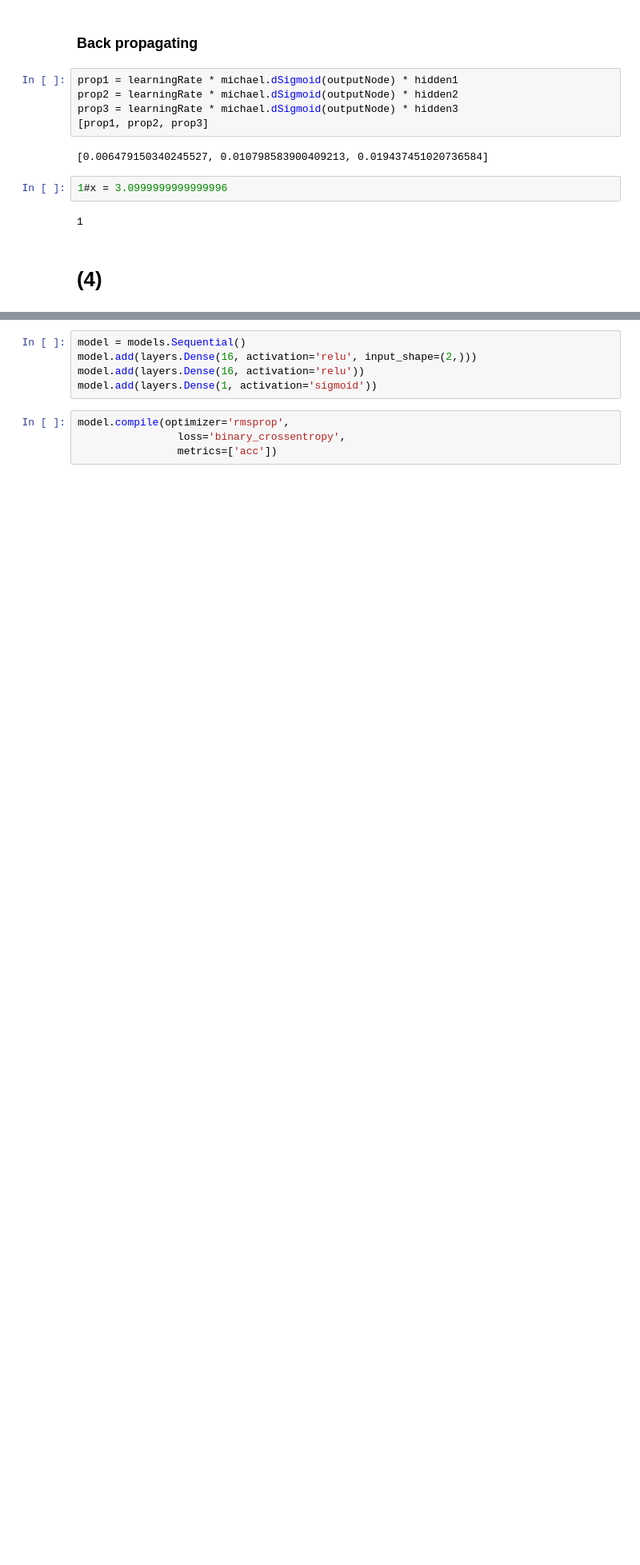
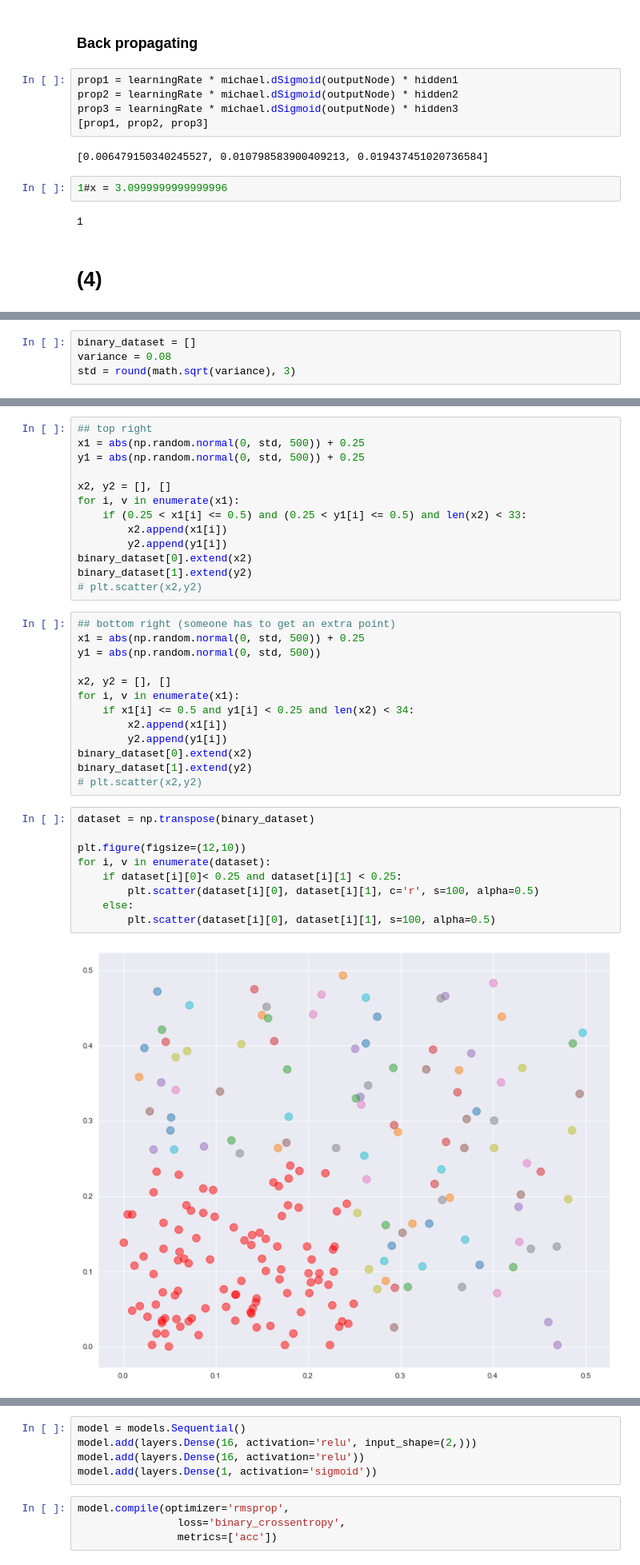
Before and after one commit to m0tela01/DeepLearning, a Jupyter notebook: HW1/assignment1.ipynb, the cells around one changed output, grey strips where cells are left out. Shown at 80% size. Drawn from its saved outputs; the diff is of its cells as text; blank space fills up the shorter version.

Commit message:
Solved problem 4. Should make colors more visible when displaying the graphs. Need to finish back prop and include written work for 1,2.

```diff
--- a/HW1/assignment1.ipynb
+++ b/HW1/assignment1.ipynb
@@ -208,0 +155,4 @@ plt.show()
+# %%
+binary_dataset = []
+variance = 0.08
+std = round(math.sqrt(variance), 3)
@@ -208,0 +188,37 @@ plt.show()
+# %%
+## top right
+x1 = abs(np.random.normal(0, std, 500)) + 0.25
+y1 = abs(np.random.normal(0, std, 500)) + 0.25
+
+x2, y2 = [], []
+for i, v in enumerate(x1):
+    if (0.25 < x1[i] <= 0.5) and (0.25 < y1[i] <= 0.5) and len(x2) < 33:
+        x2.append(x1[i])
+        y2.append(y1[i])
+binary_dataset[0].extend(x2)
+binary_dataset[1].extend(y2)
+# plt.scatter(x2,y2)
+# %%
+## bottom right (someone has to get an extra point)
+x1 = abs(np.random.normal(0, std, 500)) + 0.25
+y1 = abs(np.random.normal(0, std, 500))
+
+x2, y2 = [], []
+for i, v in enumerate(x1):
+    if x1[i] <= 0.5 and y1[i] < 0.25 and len(x2) < 34:
+        x2.append(x1[i])
+        y2.append(y1[i])
+binary_dataset[0].extend(x2)
+binary_dataset[1].extend(y2)
+# plt.scatter(x2,y2)
+# %%
+dataset = np.transpose(binary_dataset)
+
+plt.figure(figsize=(12,10))
+for i, v in enumerate(dataset):
+    if dataset[i][0]< 0.25 and dataset[i][1] < 0.25:
+        plt.scatter(dataset[i][0], dataset[i][1], c='r', s=100, alpha=0.5)
+    else:
+        plt.scatter(dataset[i][0], dataset[i][1], s=100, alpha=0.5)
+# %% [output]
+[figure, added]
```
Also changed, not shown: parts of 53 cells of this notebook.
